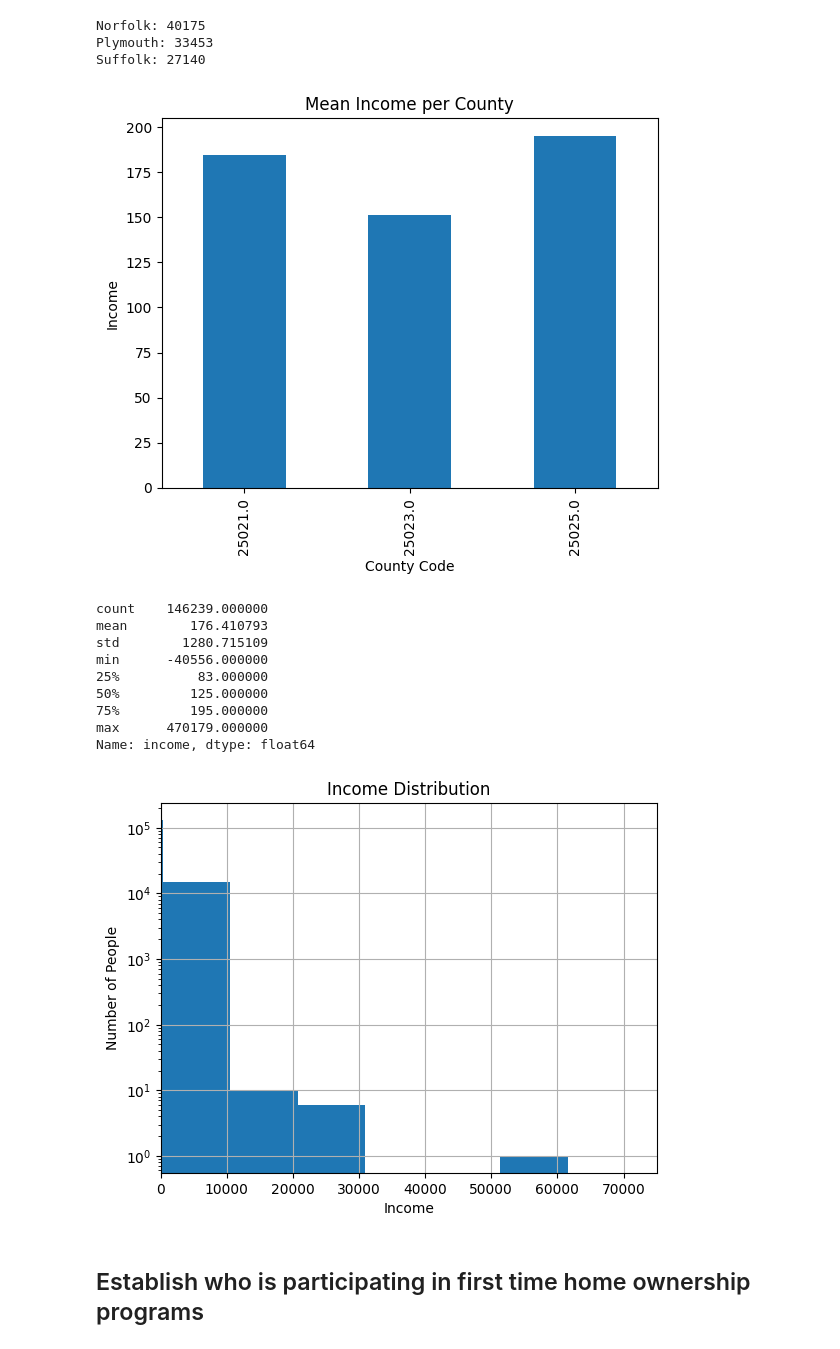
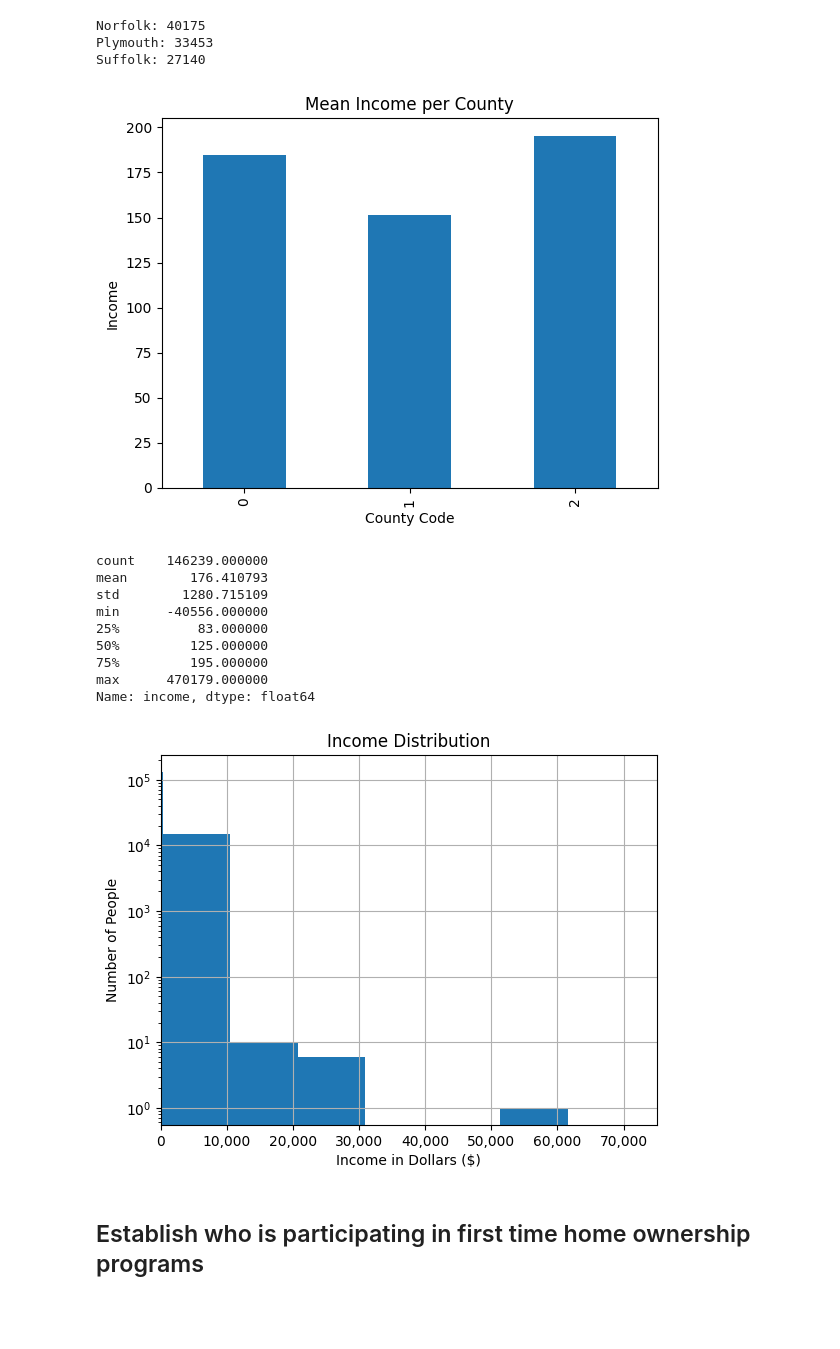
Before and after one commit to BU-Spark/ds-councilor-louijeune-fair-housing, a Jupyter notebook: spring23-team-4/data_code/data_test.ipynb, the cells around one changed output. Drawn from its saved outputs; the diff is of its cells as text; code cells hidden in the pictures; blank space fills up the shorter version.

Commit message:
Added commas to the graph representation of income

```diff
--- a/spring23-team-4/data_code/data_test.ipynb
+++ b/spring23-team-4/data_code/data_test.ipynb
@@ -42,18 +42,20 @@ Plymouth: 33453
 Suffolk: 27140
 # %%
 counties = df.groupby('county_code')['income'].mean()
-counties.plot(kind='bar')
+ax = counties.plot(kind='bar')
+ax.xaxis.set_major_formatter(plt.FuncFormatter(lambda value, pos: f"{value:,.0f}"))
 plt.title('Mean Income per County')
 plt.xlabel('County Code')
 plt.ylabel('Income')
 plt.show()
 # %% [output]
-[figure, old version]
+[figure, new version]
 # %%
 print(df['income'].describe())
-df['income'].hist(bins=50)
+ax = df['income'].hist(bins=50)
 plt.title('Income Distribution')
-plt.xlabel('Income')
+ax.xaxis.set_major_formatter(plt.FuncFormatter(lambda value, pos: f"{value:,.0f}"))
+plt.xlabel('Income in Dollars ($)')
 plt.ylabel('Number of People')
 plt.yscale('log')
 plt.xlim(0, 75000)
@@ -68,7 +70,7 @@ min      -40556.000000
 75%         195.000000
 max      470179.000000
 Name: income, dtype: float64
-[figure, old version]
+[figure, new version]
 # %% [markdown]
 ## Establish who is participating in first time home ownership programs
 # %%
```
